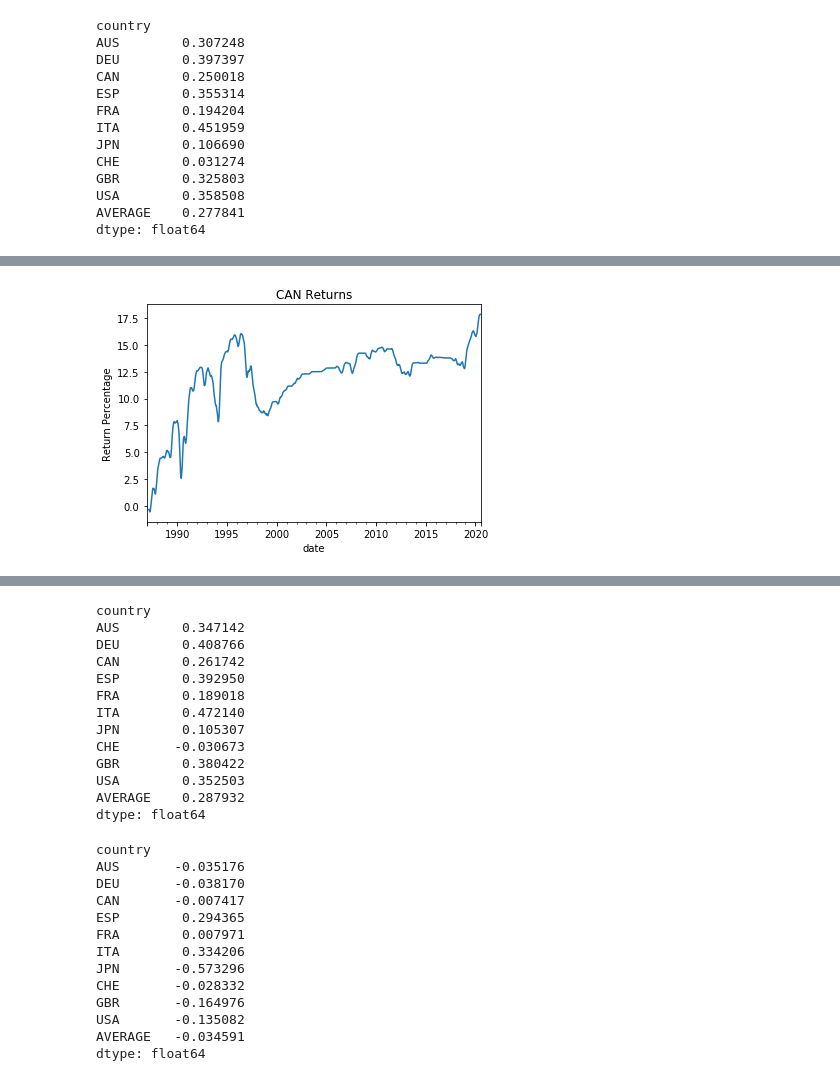
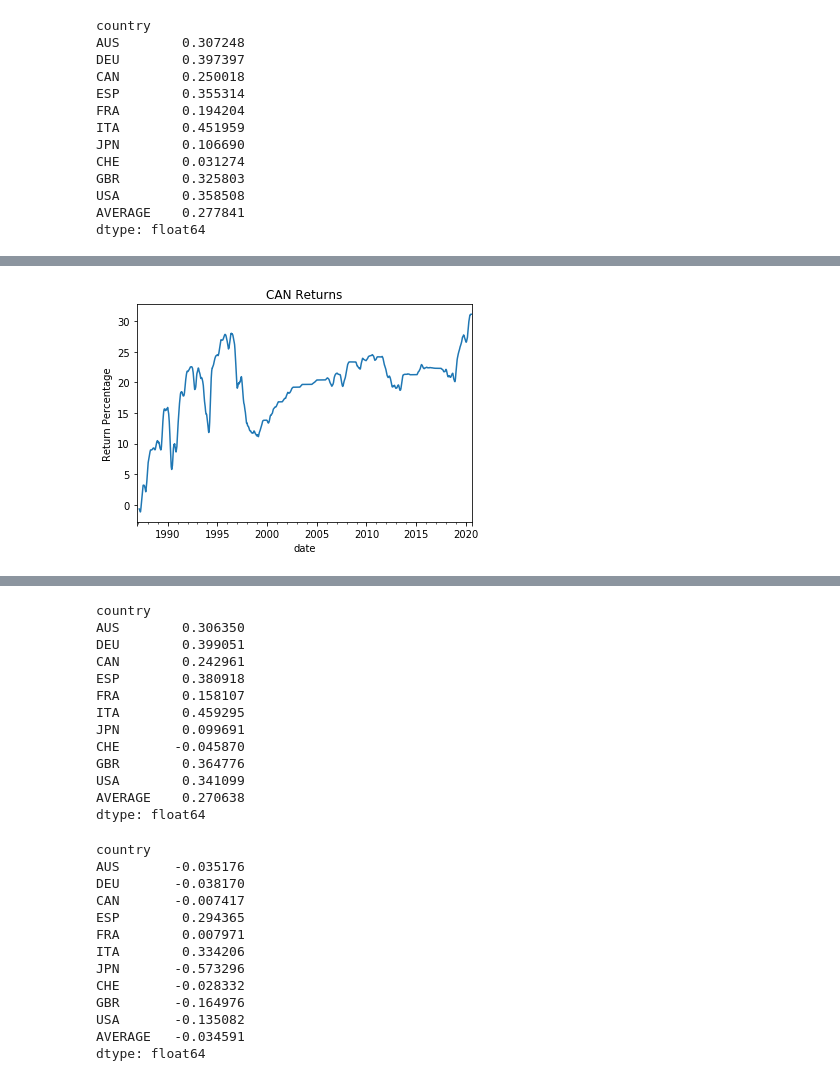
Before and after one commit to Mike-Huntress/Internship2020, a Jupyter notebook: SampleSignal/Project Indicators.ipynb, the cells around one changed output, grey strips where cells are left out. Cells and saved outputs as stored; diff of their text form; code cells hidden in the pictures.

```diff
--- a/SampleSignal/Project Indicators.ipynb
+++ b/SampleSignal/Project Indicators.ipynb
@@ -31,8 +31,6 @@ for country in country_codes:
 # %%
 def pnl_curve(signals):
     daily_signals = signals.resample("B").ffill()
-    long_signals = pd.DataFrame(1, index=daily_signals.index,
-                               columns=daily_signals.columns)
 
     bond_daily_returns = bond_return_index.pct_change() - rf_rate_matrix
     lagged_returns = bond_daily_returns.shift(-1)
@@ -41,20 +39,15 @@ def pnl_curve(signals):
     cum_sig_returns = (1+sig_returns).cumprod()
     sig_pct = (cum_sig_returns-1)*100
 
-    long_returns = (lagged_returns * long_signals)
-    cum_long_returns = (1+long_returns).cumprod()
-    long_pct = (cum_long_returns-1)*100
-
     for country in country_codes:
-        sig_pct[country].dropna().rolling(60).mean().plot()
-        #long_pct[country].plot()
+        sig_pct[country].rolling(60).mean().plot()
         plt.title(country + ' Returns')
-        plt.ylabel('Return Percentage')
+        plt.ylabel('Return Percentage (%)')
         plt.show()
 
     sig_pct.sum(axis=1).plot()
     plt.title('Total Returns')
-    plt.ylabel('Return Percentage')
+    plt.ylabel('Return Percentage (%)')
     plt.show()
 # %% [markdown]
 **Sharpe Ratio Function**
@@ -233,7 +209,7 @@ USA        0.358508
 AVERAGE    0.277841
 dtype: float64
 # %%
-CH_signals = standardized_CH.divide(4).clip(-1,1)
-CH_signals[np.abs(CH_signals) < .1] = 0
+CH_signals = standardized_CH.divide(2).clip(-1,1)
+CH_signals[np.abs(CH_signals) < .2] = 0
 pnl_curve(CH_signals)
 # %% [output]
@@ -242 +218 @@ pnl_curve(CH_signals)
-[figure, old version]
+[figure, new version]
@@ -252,17 +228,17 @@ pnl_curve(CH_signals)
 sharpe_ratio(CH_signals)
 # %% [output]
 country
-AUS        0.347142
-DEU        0.408766
-CAN        0.261742
-ESP        0.392950
-FRA        0.189018
-ITA        0.472140
-JPN        0.105307
-CHE       -0.030673
-GBR        0.380422
-USA        0.352503
-AVERAGE    0.287932
+AUS        0.306350
+DEU        0.399051
+CAN        0.242961
+ESP        0.380918
+FRA        0.158107
+ITA        0.459295
+JPN        0.099691
+CHE       -0.045870
+GBR        0.364776
+USA        0.341099
+AVERAGE    0.270638
 dtype: float64
 # %%
 corr_with_long(CH_signals)
```
Also changed, not shown: parts of 13 cells of this notebook.
